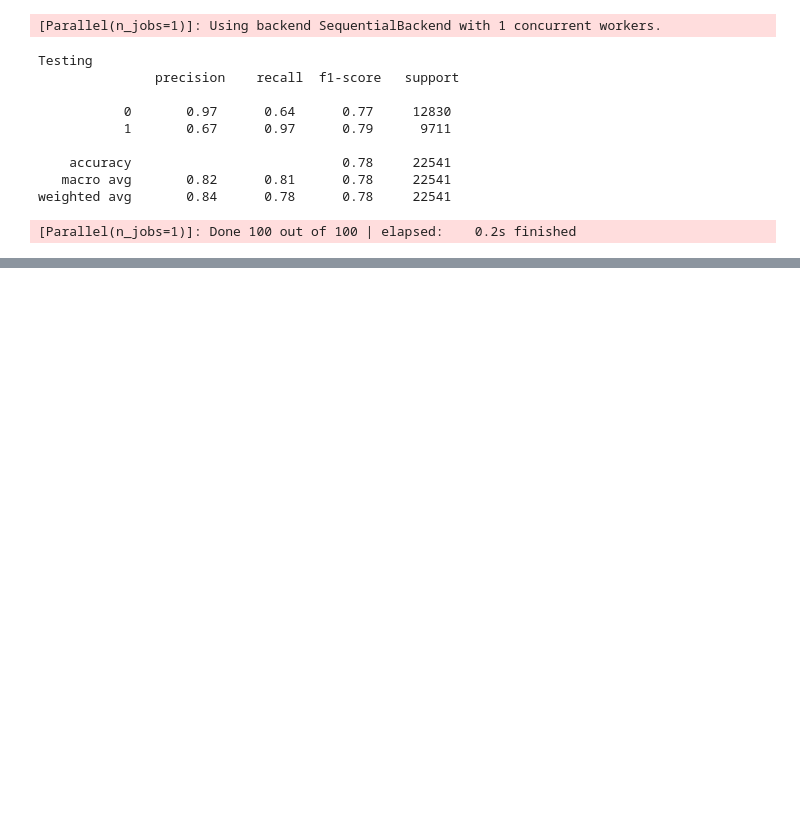
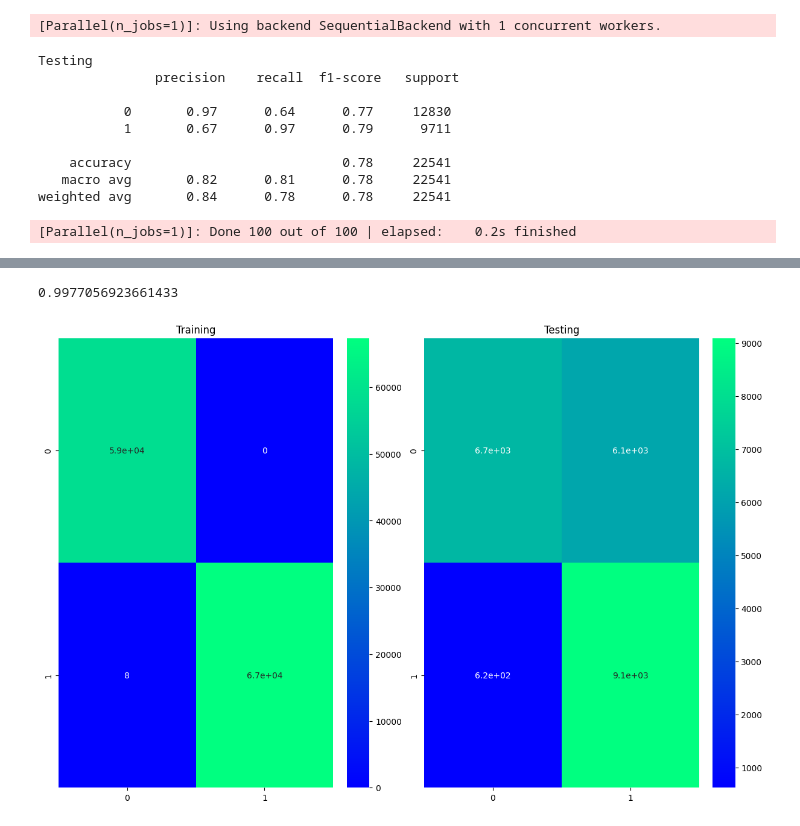
Before and after one commit to dhonihanif/machine_learning_projek_bisa_ai, a Jupyter notebook: machine_learning.ipynb, the cells around one changed output, grey strips where cells are left out. Saved outputs shown, nothing was run; the diff lists cells and outputs as text; code cells hidden in the pictures; blank space fills up the shorter version.

```diff
--- a/machine_learning.ipynb
+++ b/machine_learning.ipynb
@@ -81,3 +85,5 @@ RandomizedSearchCV(estimator=KNeighborsClassifier(n_neighbors=10),
+# %%
+knn = search_knn.best_estimator_.fit(X_train, y_train)
 # %%
 from sklearn.metrics import confusion_matrix, classification_report
 
@@ -543,0 +574,6 @@ plt.show()
+# %%
+from sklearn.feature_selection import SelectKBest, chi2
+
+X_train_new = SelectKBest(chi2, k=30).fit_transform(X_train, y_train)
+X_test_new = SelectKBest(chi2, k=30).fit_transform(X_test, y_test)
+print(X_train_new.shape, X_test_new.shape)
@@ -543,0 +582,2 @@ plt.show()
+# %%
+search_knn.fit(X_train_new, y_train)
@@ -543,0 +593,18 @@ plt.show()
+# %%
+search_knn.best_score_
+# %% [output]
+0.9977056923661433
+# %%
+knn = search_knn.best_estimator_.fit(X_train_new, y_train)
+# %%
+fig, ax = plt.subplots(1, 2, figsize=(12, 8), layout="constrained")
+
+sns.heatmap(confusion_matrix(y_train, knn.predict(X_train_new)), annot=True, cmap="winter", ax=ax[0])
+sns.heatmap(confusion_matrix(y_test, knn.predict(X_test_new)), annot=True, cmap="winter", ax=ax[1])
+
+ax[0].set_title("Training")
+ax[1].set_title("Testing")
+
+plt.show()
+# %% [output]
+[figure, added]
```
Also changed, not shown: parts of 34 cells of this notebook.
